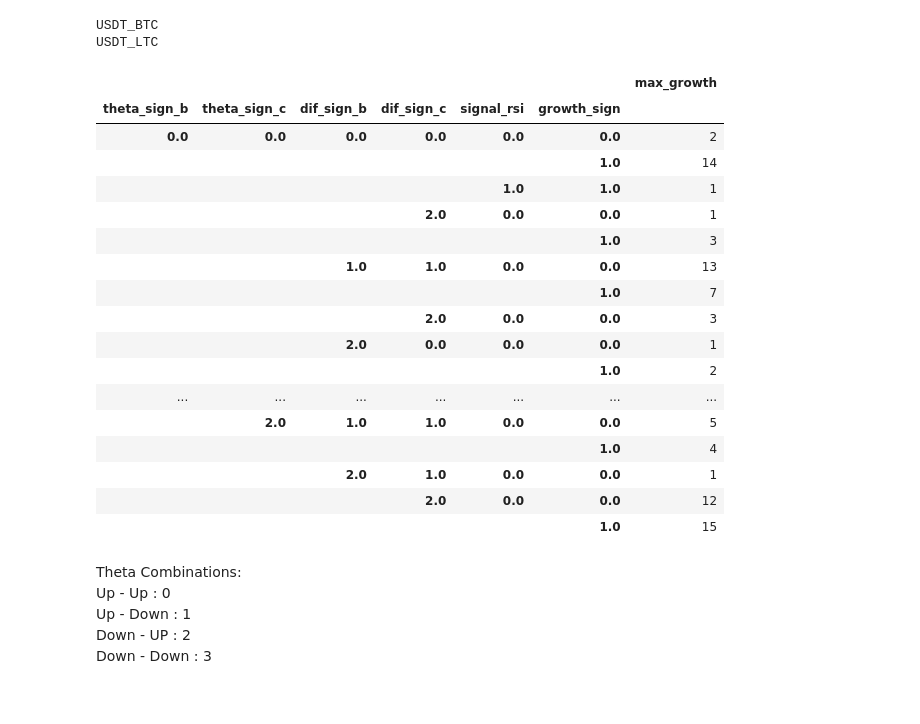
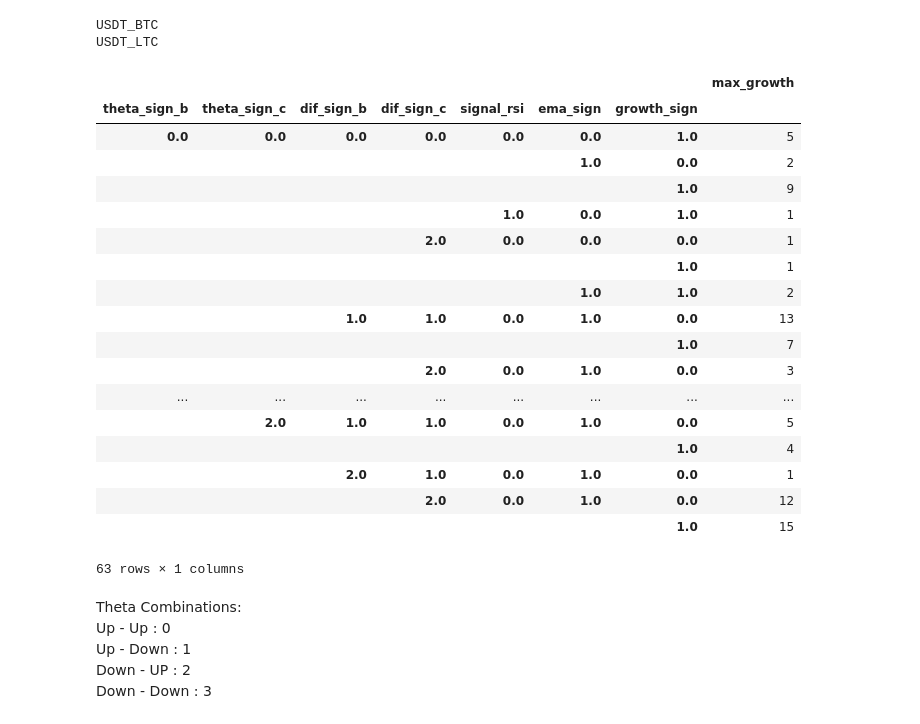
Before and after one commit to eduardocurado/crypto_bot, a Jupyter notebook: Crypto_trader_result_analysis20180306.ipynb, the cells around one changed output. Drawn from its saved outputs; the diff is of its cells as text; code cells hidden in the pictures.

```diff
--- a/Crypto_trader_result_analysis20180306.ipynb
+++ b/Crypto_trader_result_analysis20180306.ipynb
@@ -329,7 +329,7 @@ USDT_LTC
 market_behavior = df[['date', 'coin',
                       'theta_sign_b', 'theta_sign_c',
                       'dif_sign_b', 'dif_sign_c',
-                      'signal_rsi',
+                      'signal_rsi', 'ema_sign',
                       'max_growth']].set_index(['date', 'coin'])
 # %%
 market_behavior.loc[(market_behavior['max_growth'] >= 0.1), 'growth_sign'] = 1
@@ -339,28 +339,29 @@ market_behavior = market_behavior.reset_index().drop([ 'date'], axis = 1)
 # %%
 winners = market_behavior[market_behavior['coin'] == 'USDT_LTC'].drop(['coin'], axis = 1)
 winners.groupby(['theta_sign_b', 'theta_sign_c',
                  'dif_sign_b', 'dif_sign_c',
-                 'signal_rsi',
+                 'signal_rsi', 'ema_sign',
                  'growth_sign']).count()
 # %% [output]
-|  |  |  |  |  |  | max_growth |
-| theta_sign_b | theta_sign_c | dif_sign_b | dif_sign_c | signal_rsi | growth_sign |  |
-| 0.0 | 0.0 | 0.0 | 0.0 | 0.0 | 0.0 | 2 |
-|  |  |  |  |  | 1.0 | 14 |
-|  |  |  |  | 1.0 | 1.0 | 1 |
-|  |  |  | 2.0 | 0.0 | 0.0 | 1 |
-|  |  |  |  |  | 1.0 | 3 |
-|  |  | 1.0 | 1.0 | 0.0 | 0.0 | 13 |
-|  |  |  |  |  | 1.0 | 7 |
-|  |  |  | 2.0 | 0.0 | 0.0 | 3 |
-|  |  | 2.0 | 0.0 | 0.0 | 0.0 | 1 |
-|  |  |  |  |  | 1.0 | 2 |
-| ... | ... | ... | ... | ... | ... | ... |
-|  | 2.0 | 1.0 | 1.0 | 0.0 | 0.0 | 5 |
-|  |  |  |  |  | 1.0 | 4 |
-|  |  | 2.0 | 1.0 | 0.0 | 0.0 | 1 |
-|  |  |  | 2.0 | 0.0 | 0.0 | 12 |
-|  |  |  |  |  | 1.0 | 15 |
+|  |  |  |  |  |  |  | max_growth |
+| theta_sign_b | theta_sign_c | dif_sign_b | dif_sign_c | signal_rsi | ema_sign | growth_sign |  |
+| 0.0 | 0.0 | 0.0 | 0.0 | 0.0 | 0.0 | 1.0 | 5 |
+|  |  |  |  |  | 1.0 | 0.0 | 2 |
+|  |  |  |  |  |  | 1.0 | 9 |
+|  |  |  |  | 1.0 | 0.0 | 1.0 | 1 |
+|  |  |  | 2.0 | 0.0 | 0.0 | 0.0 | 1 |
+|  |  |  |  |  |  | 1.0 | 1 |
+|  |  |  |  |  | 1.0 | 1.0 | 2 |
+|  |  | 1.0 | 1.0 | 0.0 | 1.0 | 0.0 | 13 |
+|  |  |  |  |  |  | 1.0 | 7 |
+|  |  |  | 2.0 | 0.0 | 1.0 | 0.0 | 3 |
+| ... | ... | ... | ... | ... | ... | ... | ... |
+|  | 2.0 | 1.0 | 1.0 | 0.0 | 1.0 | 0.0 | 5 |
+|  |  |  |  |  |  | 1.0 | 4 |
+|  |  | 2.0 | 1.0 | 0.0 | 1.0 | 0.0 | 1 |
+|  |  |  | 2.0 | 0.0 | 1.0 | 0.0 | 12 |
+|  |  |  |  |  |  | 1.0 | 15 |
+63 rows × 1 columns
 # %%
 plt.hist(winners.max_growth, bins = 30)
 plt.xticks(np.arange(min(winners.max_growth), max(winners.max_growth), 0.25))
```
